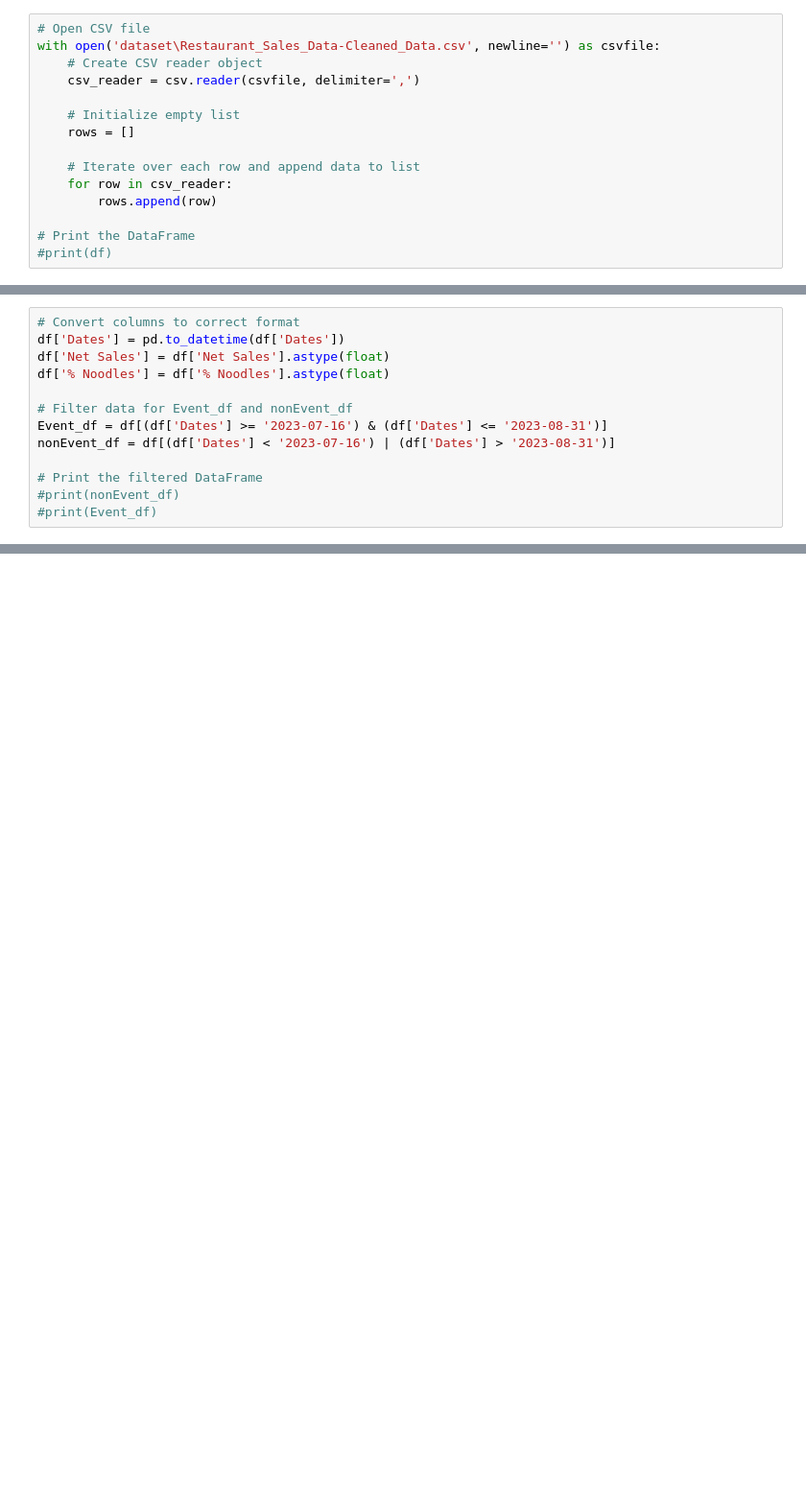
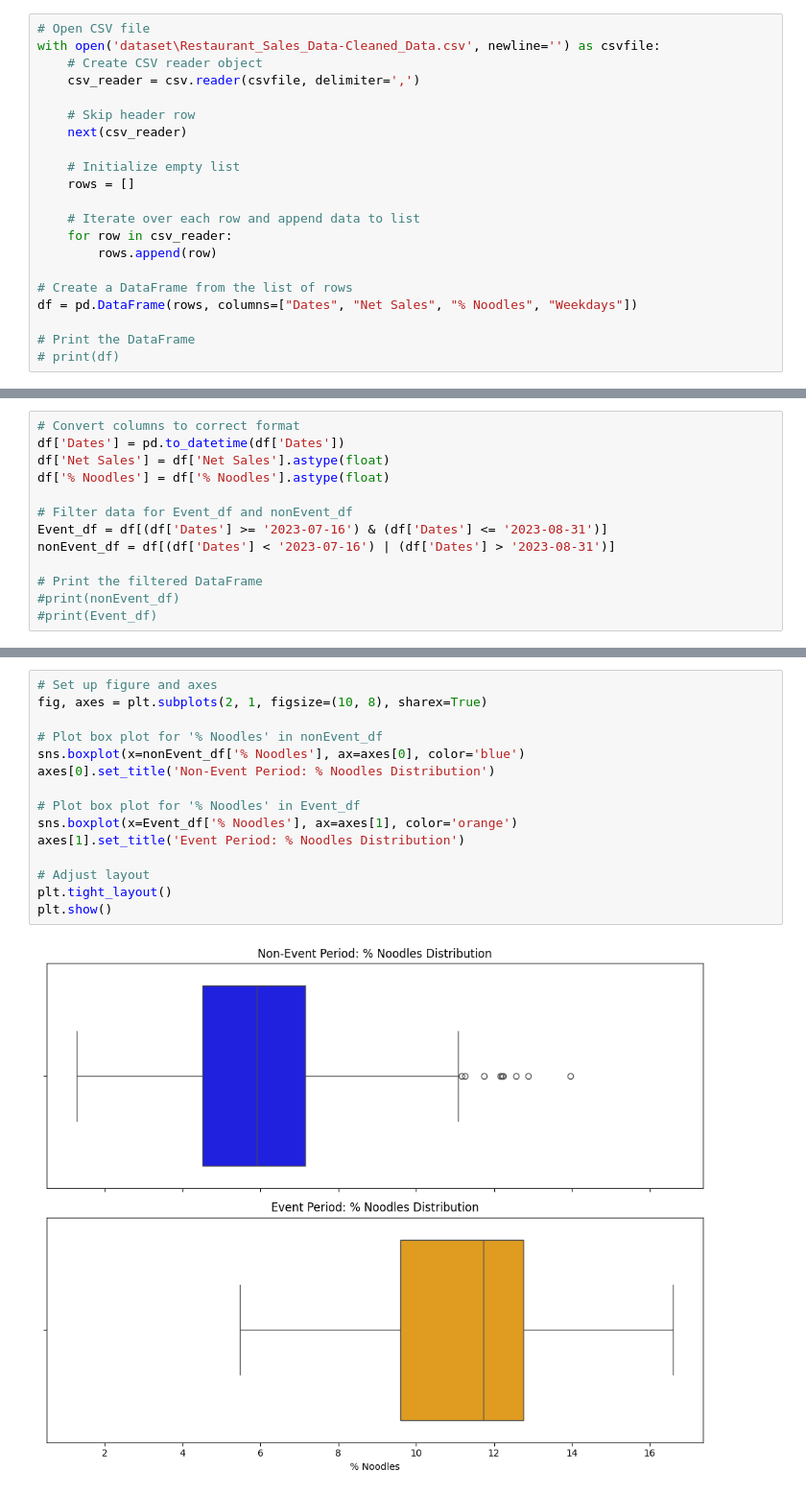
Before and after one commit to leejeff0319/Restaurant_Promotional_Event, a Jupyter notebook: Data_Analysis.ipynb, the cells around one changed output, grey strips where cells are left out. Shown at 96% size. Cells and saved outputs as stored; diff of their text form; blank space fills up the shorter version.

Commit message:
removed describe, visualized % noodles and net sales

```diff
--- a/Data_Analysis.ipynb
+++ b/Data_Analysis.ipynb
@@ -10,6 +11,9 @@ import matplotlib.pyplot as plt
 with open('dataset\Restaurant_Sales_Data-Cleaned_Data.csv', newline='') as csvfile:
     # Create CSV reader object
     csv_reader = csv.reader(csvfile, delimiter=',')
+
+    # Skip header row
+    next(csv_reader)
 
     # Initialize empty list
     rows = []
@@ -18,5 +22,8 @@ with open('dataset\Restaurant_Sales_Data-Cleaned_Data.csv', newline='') as csvfi
     for row in csv_reader:
         rows.append(row)
 
+# Create a DataFrame from the list of rows
+df = pd.DataFrame(rows, columns=["Dates", "Net Sales", "% Noodles", "Weekdays"])
+
 # Print the DataFrame
-#print(df)
+# print(df)
@@ -41,0 +47,17 @@ print(Event_df['% Noodles'].describe())
+# %%
+# Set up figure and axes
+fig, axes = plt.subplots(2, 1, figsize=(10, 8), sharex=True)
+
+# Plot box plot for '% Noodles' in nonEvent_df
+sns.boxplot(x=nonEvent_df['% Noodles'], ax=axes[0], color='blue')
+axes[0].set_title('Non-Event Period: % Noodles Distribution')
+
+# Plot box plot for '% Noodles' in Event_df
+sns.boxplot(x=Event_df['% Noodles'], ax=axes[1], color='orange')
+axes[1].set_title('Event Period: % Noodles Distribution')
+
+# Adjust layout
+plt.tight_layout()
+plt.show()
+# %% [output]
+[figure, added]
```
Also changed, not shown: parts of 5 cells of this notebook, 1 other file.
